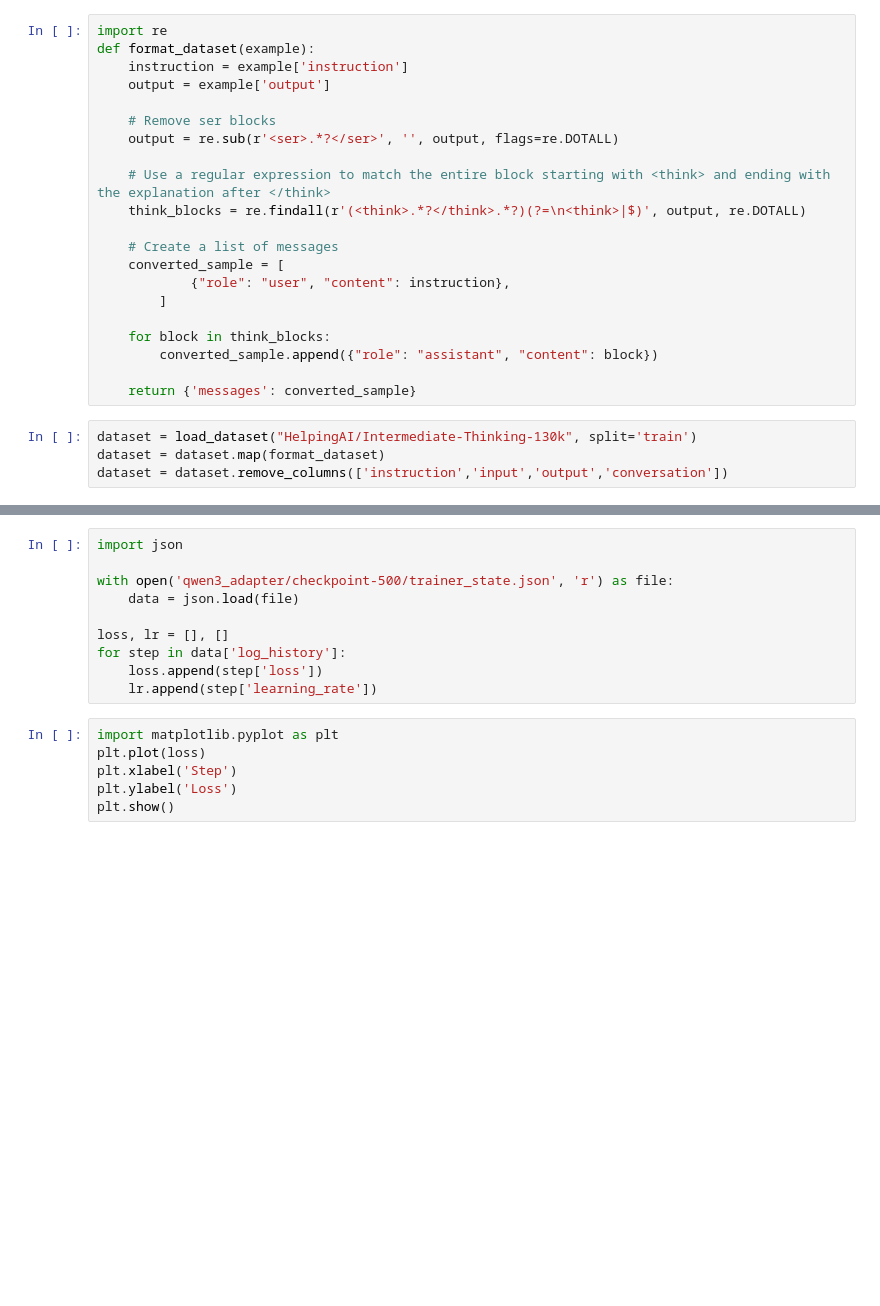
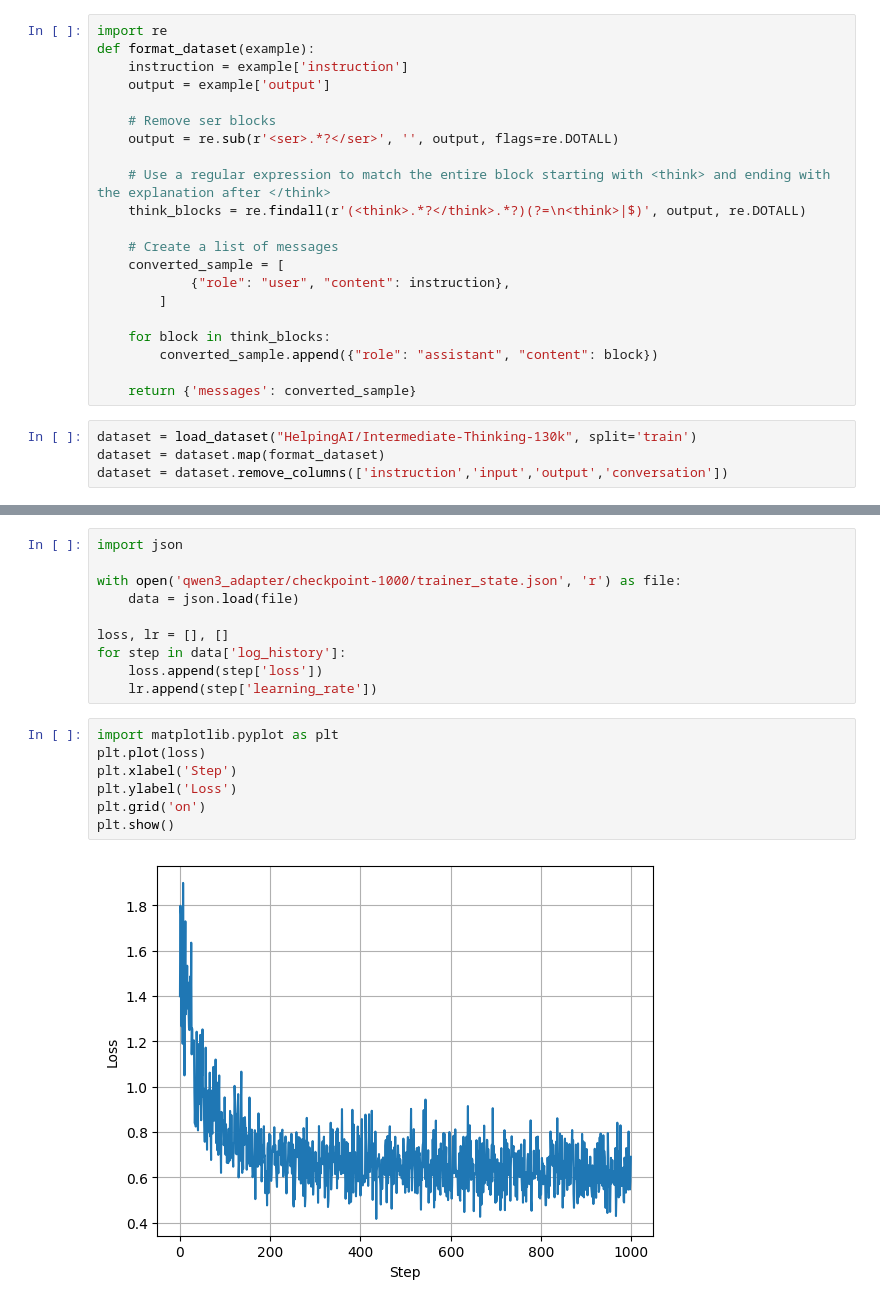
Before and after one commit to cmalexis95/qwen_finetuning, a Jupyter notebook: easy_tuning.ipynb, the cells around one changed output, grey strips where cells are left out. Saved outputs shown, nothing was run; the diff lists cells and outputs as text; blank space fills up the shorter version.

```diff
--- a/easy_tuning.ipynb
+++ b/easy_tuning.ipynb
@@ -129,7 +262,7 @@ trainer.train()
 # %%
 import json
 
-with open('qwen3_adapter/checkpoint-500/trainer_state.json', 'r') as file:
+with open('qwen3_adapter/checkpoint-1000/trainer_state.json', 'r') as file:
     data = json.load(file)
 
 loss, lr = [], []
@@ -139,9 +272,12 @@ for step in data['log_history']:
 # %%
 import matplotlib.pyplot as plt
 plt.plot(loss)
 plt.xlabel('Step')
 plt.ylabel('Loss')
+plt.grid('on')
 plt.show()
+# %% [output]
+[figure, added]
 # %%
 plt.plot(lr)
 plt.xlabel('Step')
```
Also changed, not shown: parts of 17 cells of this notebook.
